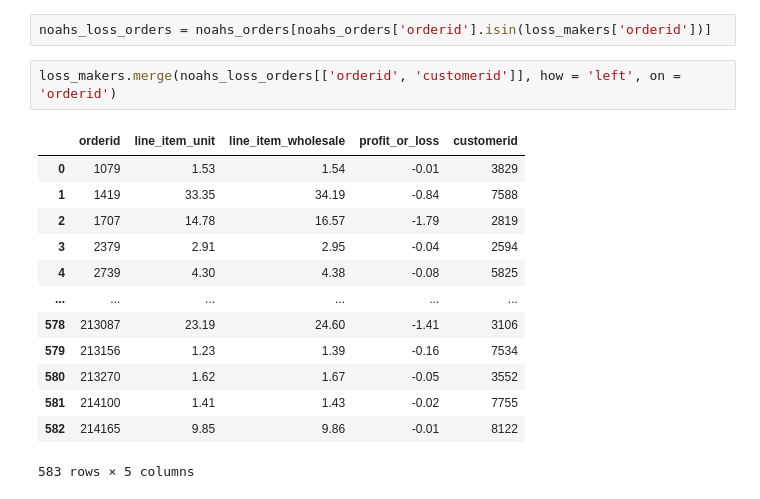
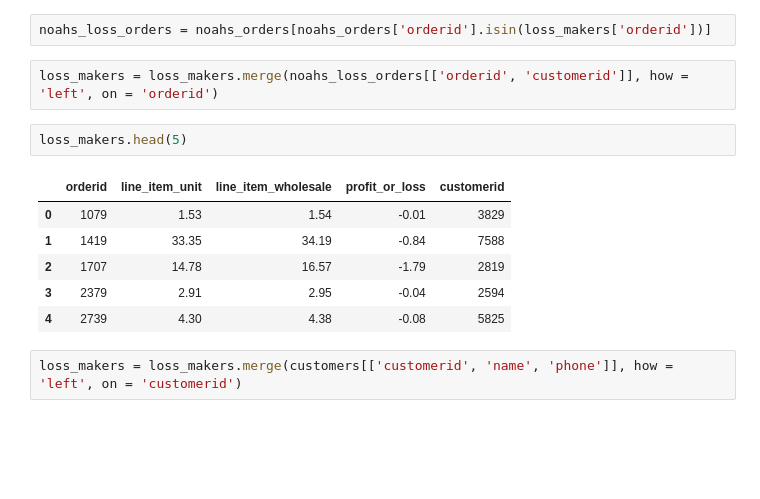
Before and after one commit to inveniam-viam/hanukkah-of-data-2023, a Jupyter notebook: puzzle-six.ipynb, the cells around one changed output. Drawn from its saved outputs; the diff is of its cells as text; blank space fills up the shorter version.

```diff
--- a/puzzle-six.ipynb
+++ b/puzzle-six.ipynb
@@ -170,18 +170,15 @@ loss_makers
 # %%
 noahs_loss_orders = noahs_orders[noahs_orders['orderid'].isin(loss_makers['orderid'])]
 # %%
-loss_makers.merge(noahs_loss_orders[['orderid', 'customerid']], how = 'left', on = 'orderid')
+loss_makers = loss_makers.merge(noahs_loss_orders[['orderid', 'customerid']], how = 'left', on = 'orderid')
-# %% [output]
-|  | orderid | line_item_unit | line_item_wholesale | profit_or_loss | customerid |
-| 0 | 1079 | 1.53 | 1.54 | -0.01 | 3829 |
-| 1 | 1419 | 33.35 | 34.19 | -0.84 | 7588 |
-| 2 | 1707 | 14.78 | 16.57 | -1.79 | 2819 |
-| 3 | 2379 | 2.91 | 2.95 | -0.04 | 2594 |
-| 4 | 2739 | 4.30 | 4.38 | -0.08 | 5825 |
-| ... | ... | ... | ... | ... | ... |
-| 578 | 213087 | 23.19 | 24.60 | -1.41 | 3106 |
-| 579 | 213156 | 1.23 | 1.39 | -0.16 | 7534 |
-| 580 | 213270 | 1.62 | 1.67 | -0.05 | 3552 |
-| 581 | 214100 | 1.41 | 1.43 | -0.02 | 7755 |
-| 582 | 214165 | 9.85 | 9.86 | -0.01 | 8122 |
-583 rows × 5 columns
+# %%
+loss_makers.head(5)
+# %% [output]
+|  | orderid | line_item_unit | line_item_wholesale | profit_or_loss | customerid |
+| 0 | 1079 | 1.53 | 1.54 | -0.01 | 3829 |
+| 1 | 1419 | 33.35 | 34.19 | -0.84 | 7588 |
+| 2 | 1707 | 14.78 | 16.57 | -1.79 | 2819 |
+| 3 | 2379 | 2.91 | 2.95 | -0.04 | 2594 |
+| 4 | 2739 | 4.30 | 4.38 | -0.08 | 5825 |
+# %%
+loss_makers = loss_makers.merge(customers[['customerid', 'name', 'phone']], how = 'left', on = 'customerid')
```
Also changed, not shown: parts of 5 cells of this notebook.
